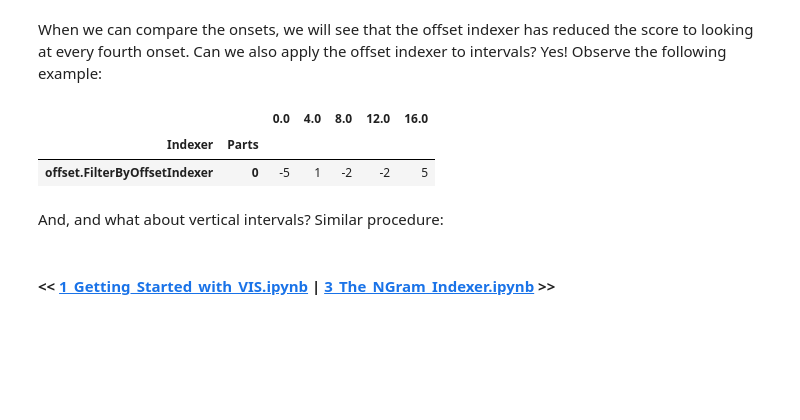
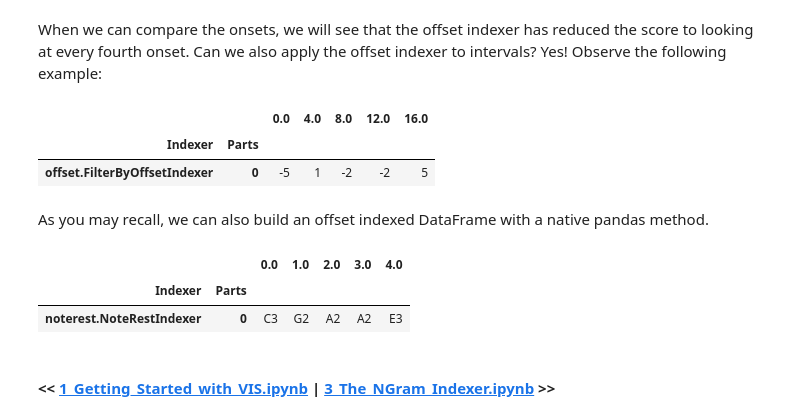
Before and after one commit to ELVIS-Project/VIS-Workshop-Materials, a Jupyter notebook: notebooks/2_Interval_Indexers.ipynb, the cells around one changed output. Drawn from its saved outputs; the diff is of its cells as text; code cells hidden in the pictures; blank space fills up the shorter version.

```diff
--- a/notebooks/2_Interval_Indexers.ipynb
+++ b/notebooks/2_Interval_Indexers.ipynb
@@ -258,8 +258,14 @@ chant_offset_hints.head().T
 |  |  | 0.0 | 4.0 | 8.0 | 12.0 | 16.0 |
 | Indexer | Parts |  |  |  |  |  |
 | offset.FilterByOffsetIndexer | 0 | -5 | 1 | -2 | -2 | 5 |
-# %% [markdown]
-And, and what about vertical intervals? Similar procedure:
+# %% [markdown]
+As you may recall, we can also build an offset indexed DataFrame with a native pandas method.
+# %%
+chant_indexed[::1].head(5).T
+# %% [output]
+|  |  | 0.0 | 1.0 | 2.0 | 3.0 | 4.0 |
+| Indexer | Parts |  |  |  |  |  |
+| noterest.NoteRestIndexer | 0 | C3 | G2 | A2 | A2 | E3 |
 # %%
 # Getting an offset DataFrame for vertical intervals:
 # obrecht_offset_vints = obrecht.get_data('offset', data=obrecht_vints, settings=offset_settings)
```
Also changed, not shown: 3 other files.
